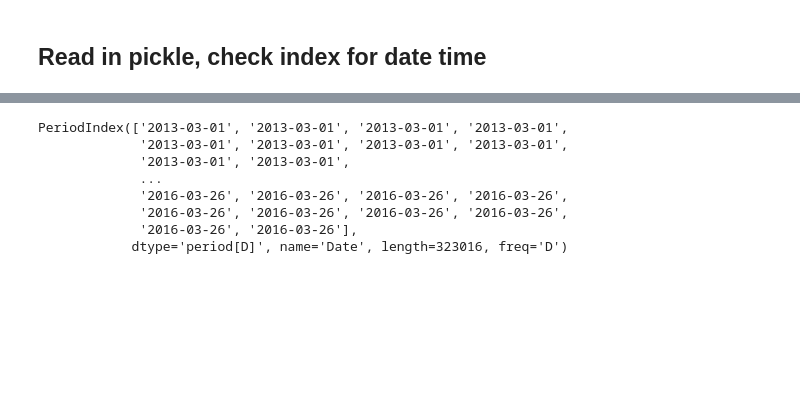
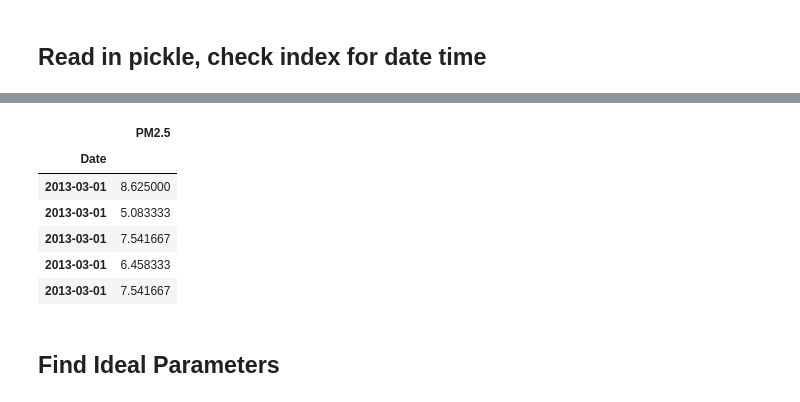
Before and after one commit to dolcikey/TimeSeriesForecasting_BeijingAirQuality, a Jupyter notebook: 003_Modeling.ipynb, the cells around one changed output, grey strips where cells are left out. Drawn from its saved outputs; the diff is of its cells as text; code cells hidden in the pictures; blank space fills up the shorter version.

```diff
--- a/003_Modeling.ipynb
+++ b/003_Modeling.ipynb
@@ -68,14 +54,15 @@ test = test.drop(columns=['station'], axis = 1)
 # %%
-train.index
+train.head()
 # %% [output]
-PeriodIndex(['2013-03-01', '2013-03-01', '2013-03-01', '2013-03-01',
-             '2013-03-01', '2013-03-01', '2013-03-01', '2013-03-01',
-             '2013-03-01', '2013-03-01',
-             ...
-             '2016-03-26', '2016-03-26', '2016-03-26', '2016-03-26',
-             '2016-03-26', '2016-03-26', '2016-03-26', '2016-03-26',
-             '2016-03-26', '2016-03-26'],
-            dtype='period[D]', name='Date', length=323016, freq='D')
+|  | PM2.5 |
+| Date |  |
+| 2013-03-01 | 8.625000 |
+| 2013-03-01 | 5.083333 |
+| 2013-03-01 | 7.541667 |
+| 2013-03-01 | 6.458333 |
+| 2013-03-01 | 7.541667 |
+# %% [markdown]
+## Find Ideal Parameters
 # %%
 from pmdarima.arima.utils import ndiffs
 # %%
```
Also changed, not shown: parts of 15 cells of this notebook, 3 other files.
